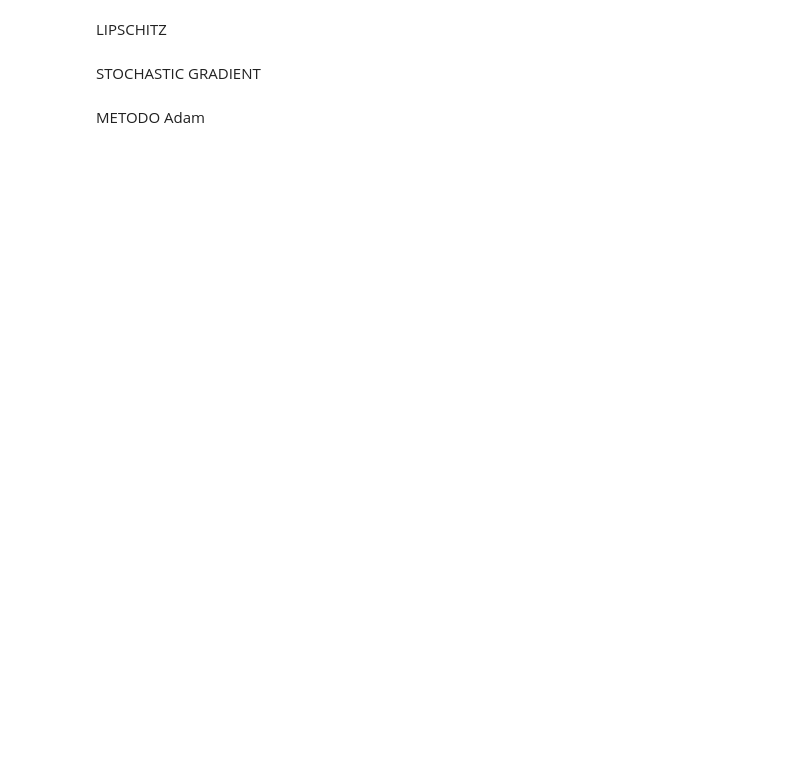
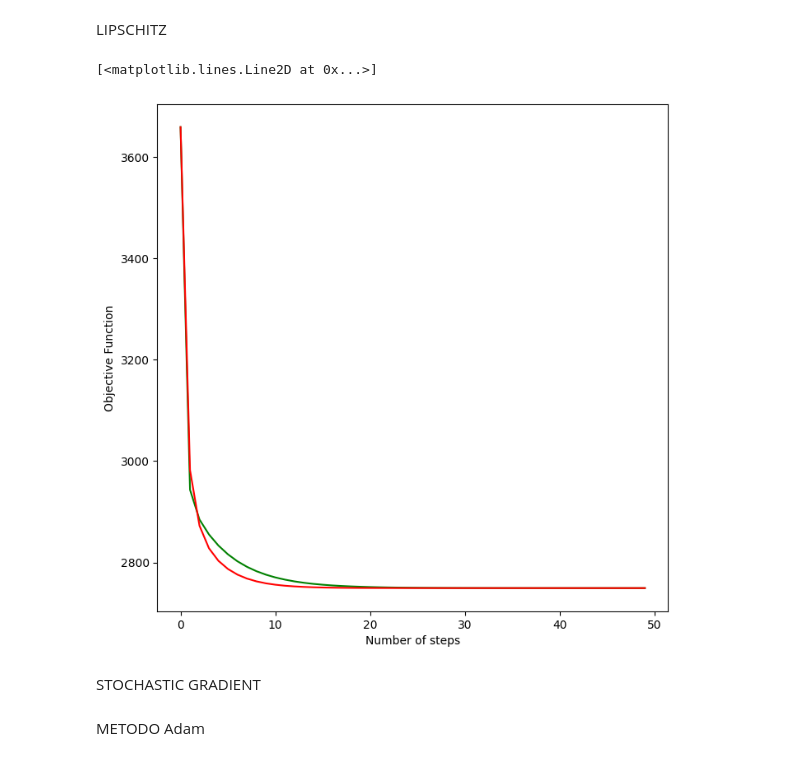
Before and after one commit to drossi15/Gradient-Descent, a Jupyter notebook: notebook.ipynb, the cells around one changed output. Cells and saved outputs as stored; diff of their text form; code cells hidden in the pictures; blank space fills up the shorter version.

```diff
--- a/notebook.ipynb
+++ b/notebook.ipynb
@@ -174,20 +172,16 @@ def gradient_descent(A, initial_x, b, max_iters, gamma):
         xs.append(x)
         objectives.append(obj)
 
-        print("Gradient Descent({bi}/{ti}): objective={l:.5f}, x=[{w0:.5f},{w1:.5f}]".format(
-              bi=n_iter, ti=max_iters - 1, l=obj, w0=x[0], w1=x[1]))
+        print("Gradient Descent({bi}/{ti}): objective={l:.5f}, x=[{w0:.5f},{w1:.5f},{w2:.5f}]".format(
+              bi=n_iter, ti=max_iters - 1, l=obj, w0=x[0], w1=x[1], w2=x[2] ))
 
     return objectives, xs
 # %% [markdown]
 test Classic Gradient descent
 # %%
 
-max_iters = 500
-gamma = 0.00001  # Tasso di apprendimento iniziale
+max_iters = 50
+gamma = 0.0001 # Tasso di apprendimento iniziale
 x_initial = np.zeros(A.shape[1])
 
-
-
-# Start gradient descent.
 gradient_objectives_naive, gradient_xs_naive = gradient_descent(A, x_initial, b, max_iters, gamma)
-print("########################")
@@ -204,7 +216,7 @@ def calculate_L(A, b):
     return L
 # %%
 
-max_iters = 500
+max_iters = 50
 gamma_smooth = (1/calculate_L(A,b))
 print(gamma_smooth)
 x_initial = np.zeros(A.shape[1])
@@ -234,10 +264,13 @@ gradient_objectives_bounded, gradient_xs_bounded = gradient_descent(A, x_initial
 # %%
 plt.figure(figsize=(8, 8))
 plt.xlabel('Number of steps')
 plt.ylabel('Objective Function')
 plt.plot(range(len(gradient_objectives_smooth)), gradient_objectives_smooth,'green', label='gradient descent assuming smoothness')
 plt.plot(range(len(gradient_objectives_naive)), gradient_objectives_naive,'red', label='naive gradient descent')
-plt.plot(range(len(gradient_objectives_bounded)), gradient_objectives_bounded,'blue', label='gradient descent assuming bounded gradients')
+#plt.plot(range(len(gradient_objectives_bounded)), gradient_objectives_bounded,'blue', label='gradient descent assuming bounded gradients')
+# %% [output]
+[<matplotlib.lines.Line2D at 0x...>]
+[figure, added]
 # %% [markdown]
 STOCHASTIC GRADIENT
 # %%
```
Also changed, not shown: parts of 3 cells of this notebook.
